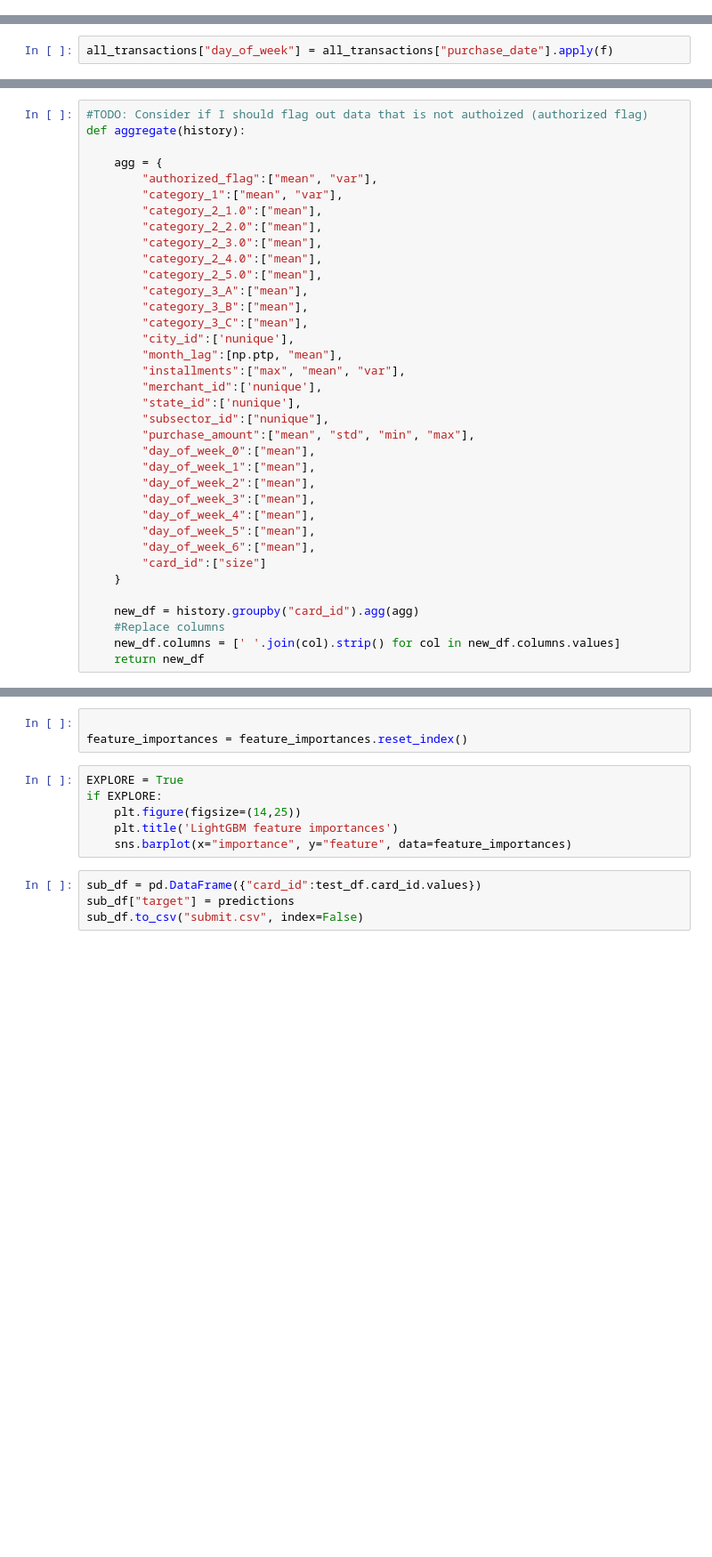
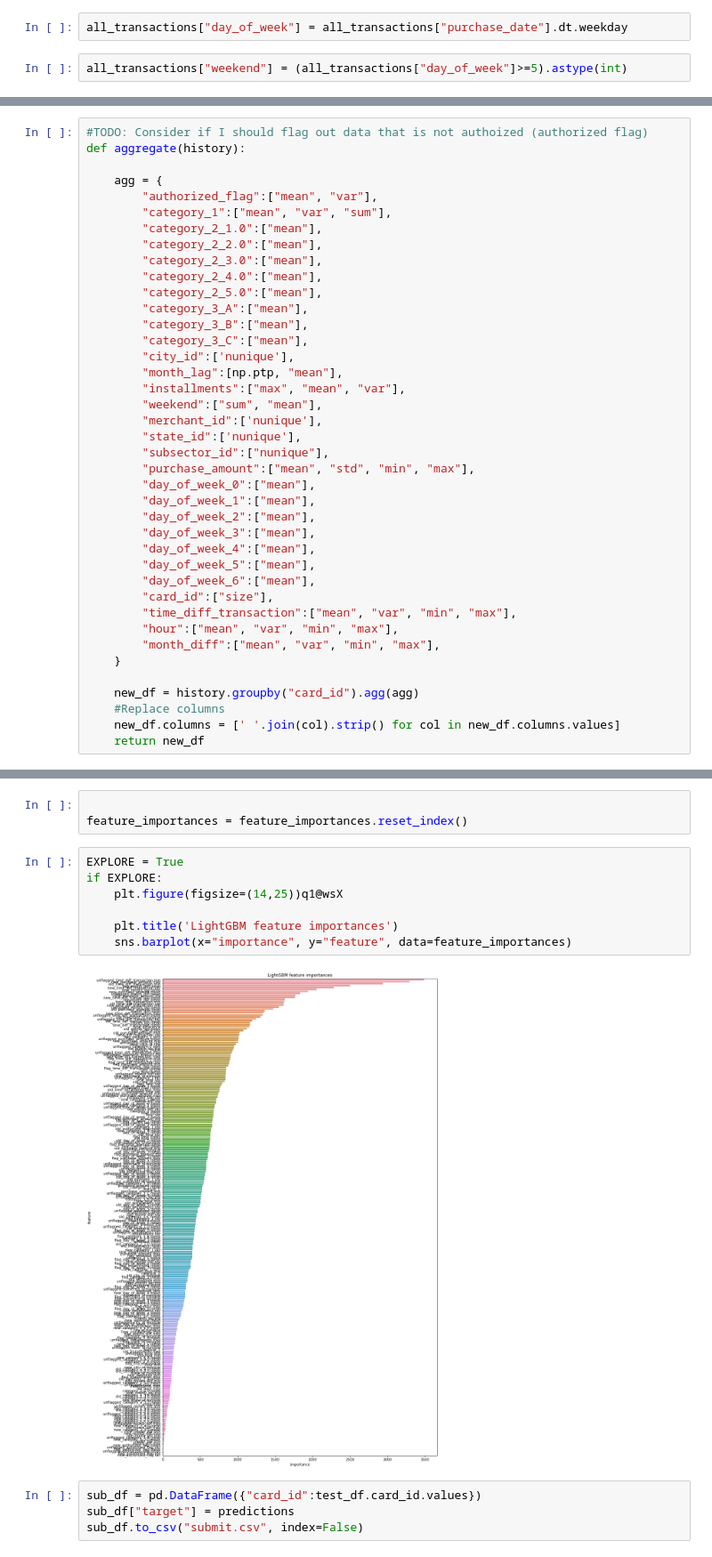
Before and after one commit to pengnam/kaggle-elomerchant, a Jupyter notebook: submissions/EloMerchant.ipynb, the cells around one changed output, grey strips where cells are left out. Shown at 89% size. Drawn from its saved outputs; the diff is of its cells as text; blank space fills up the shorter version.

```diff
--- a/submissions/EloMerchant.ipynb
+++ b/submissions/EloMerchant.ipynb
@@ -256 +293,5 @@ all_transactions["time_d"]
+# %%
+all_transactions["day_of_week"] = all_transactions["purchase_date"].dt.weekday
+# %%
+all_transactions["weekend"] = (all_transactions["day_of_week"]>=5).astype(int)
 # %%
@@ -265,5 +308,3 @@ def f(x):
-# %%
-all_transactions["day_of_week"] = all_transactions["purchase_date"].apply(f)
 # %% [markdown]
 ## Seperating data by flag because apparently they have significant difference
 # %%
@@ -296,7 +337,7 @@ def aggregate(history):
 
     agg = {
         "authorized_flag":["mean", "var"],
-        "category_1":["mean", "var"],
+        "category_1":["mean", "var", "sum"],
         "category_2_1.0":["mean"],
         "category_2_2.0":["mean"],
         "category_2_3.0":["mean"],
@@ -308,6 +349,7 @@ def aggregate(history):
         "city_id":['nunique'],
         "month_lag":[np.ptp, "mean"],
         "installments":["max", "mean", "var"],
+        "weekend":["sum", "mean"],
         "merchant_id":['nunique'],
         "state_id":['nunique'],
         "subsector_id":["nunique"],
@@ -319,7 +361,10 @@ def aggregate(history):
         "day_of_week_4":["mean"],
         "day_of_week_5":["mean"],
         "day_of_week_6":["mean"],
-        "card_id":["size"]
+        "card_id":["size"],
+        "time_diff_transaction":["mean", "var", "min", "max"],
+        "hour":["mean", "var", "min", "max"],
+        "month_diff":["mean", "var", "min", "max"],
     }
 
     new_df = history.groupby("card_id").agg(agg)
@@ -499,9 +538,12 @@ feature_importances = feature_importances.reset_index()
 # %%
 EXPLORE = True
 if EXPLORE:
-    plt.figure(figsize=(14,25))
+    plt.figure(figsize=(14,25))q1@wsX
+
     plt.title('LightGBM feature importances')
     sns.barplot(x="importance", y="feature", data=feature_importances)
+# %% [output]
+[figure, added]
 # %%
 sub_df = pd.DataFrame({"card_id":test_df.card_id.values})
 sub_df["target"] = predictions
```
Also changed, not shown: parts of 22 cells of this notebook, 1 other file.
